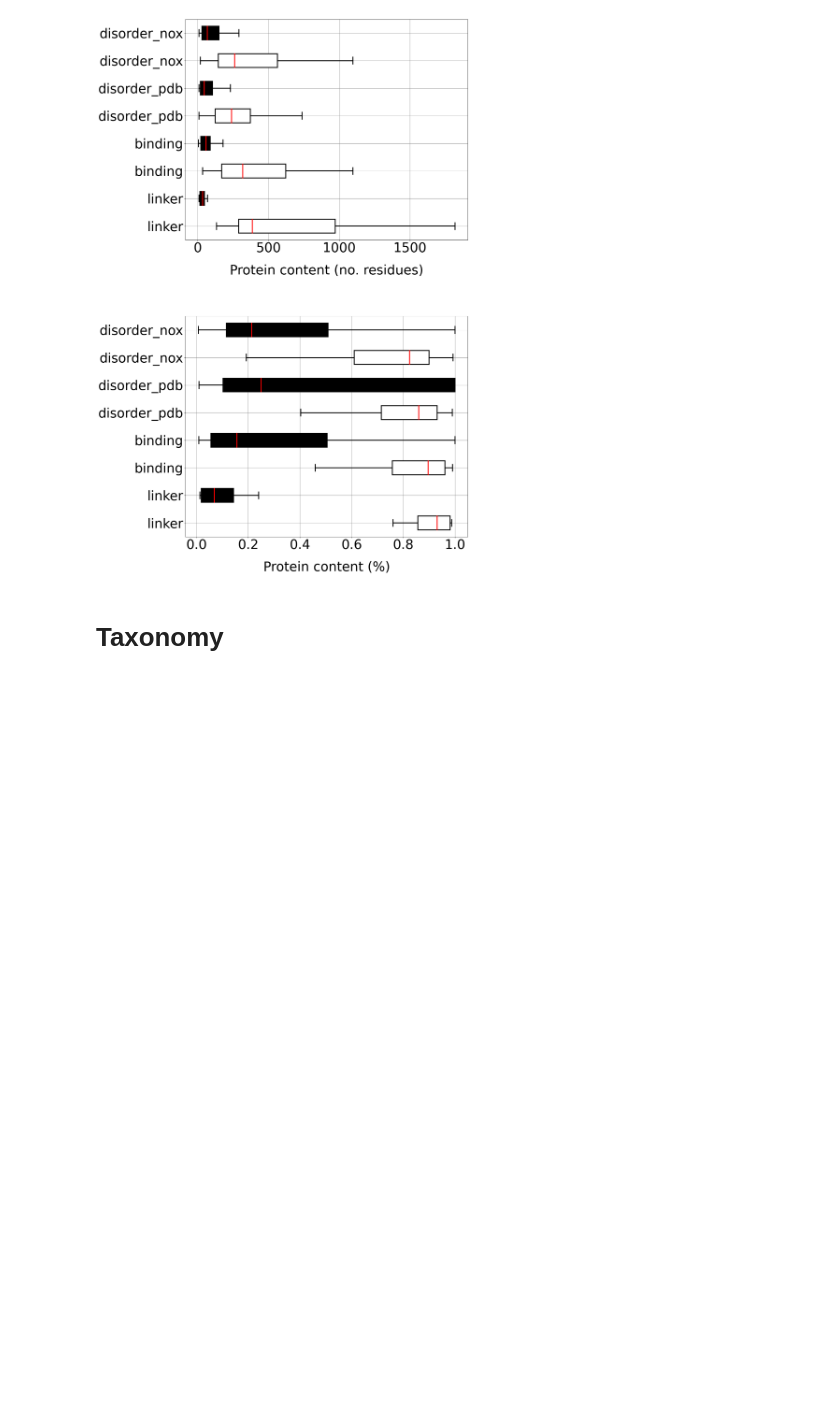
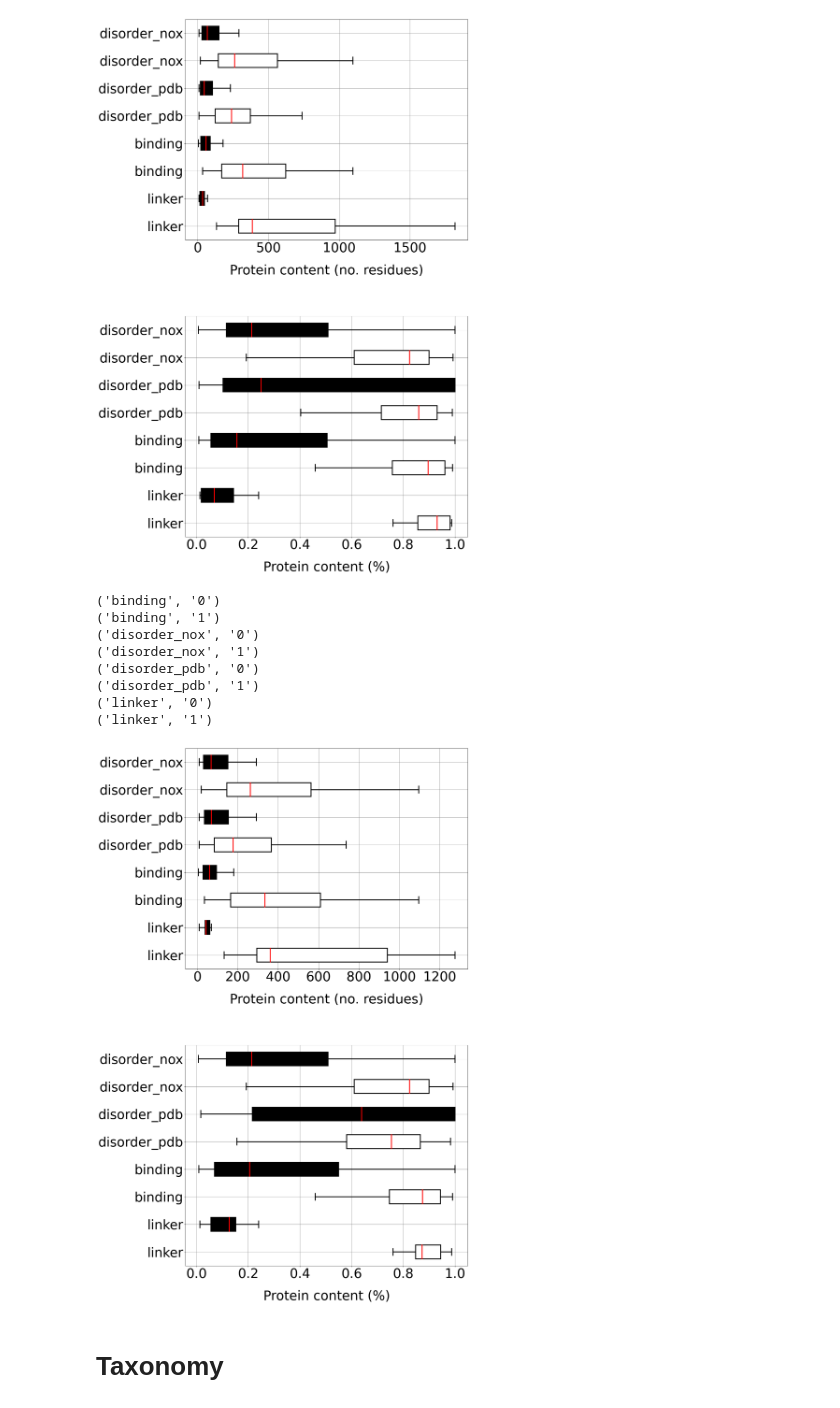
Before and after one commit to BioComputingUP/caid2-reference, a Jupyter notebook: src/references_stats.ipynb, the cells around one changed output. Drawn from its saved outputs; the diff is of its cells as text; code cells hidden in the pictures; blank space fills up the shorter version.

```diff
--- a/src/references_stats.ipynb
+++ b/src/references_stats.ipynb
@@ -358,6 +241,61 @@ fig.savefig("{}/stat_content_paper.png".format(fig_dir), dpi=300, bbox_inches='t
 ('linker', '0')
 ('linker', '1')
 [figure]
+# %%
+# WARNING: just for comparison, to check how the content change when considering the same set of proteins
+# Disorder content disorder-nox vs disorder-pdb
+plt.rcParams.update({'font.size': 42, 'savefig.transparent': True})
+
+positions = [2,3,6,7,4,5,0,1]
+# colors = {'0': '#1f77b4', '1': '#ff7f0e'}
+colors = {'0': 'white', '1': 'black'}
+
+fig, axes = plt.subplots(2,1, figsize=(20, 30))
+
+protein_nox = df_.loc[df_['reference']=='disorder_nox']['disprot_id'].unique()
+
+bp = df_.loc[df_['disprot_id'].isin(protein_nox), ['reference', 'value', 'pos_x']].boxplot(by=['reference', 'value'], ax=axes[0], vert=False, positions=positions, showfliers=False, return_type='dict', patch_artist=True, whiskerprops=dict(linestyle='-',linewidth=3.0, color='black'), medianprops=dict(linewidth=3.0, color='red'), boxprops=dict(linewidth=3.0, color='black'), capprops=dict(linewidth=3.0))
+
+
+bp_fraction = df_.loc[df_['disprot_id'].isin(protein_nox), ['reference', 'value', 'fraction']].boxplot(by=['reference', 'value'], ax=axes[1], vert=False, positions=positions, showfliers=False, return_type='dict', patch_artist=True, whiskerprops=dict(linestyle='-',linewidth=3.0, color='black'), medianprops=dict(linewidth=3.0, color='red'), boxprops=dict(linewidth=3.0, color='black'), capprops=dict(linewidth=3.0))
+
+for ax in axes:
+    labels = [item.get_text()[1:-1].split(",")[0] for item in ax.get_yticklabels()]
+    ax.set_yticklabels(labels)
+    ax.set_ylabel("")
+    ax.get_figure().suptitle('')
+    ax.set_title("")
+
+axes[1].set_xlabel('Protein content (%)', labelpad=30)
+axes[0].set_xlabel('Protein content (no. residues)', labelpad=30)
+
+# Bar colors
+for patch, (label, df_g) in zip(bp_fraction['fraction']['boxes'], df_.groupby(['reference', 'value'])):
+    patch.set_facecolor(colors[label[1]])
+    print(label)
+positive = mpatches.Patch(label='Positive', color=colors['1'])
+negative = mpatches.Patch(label='Negative', color=colors['0'])
+
+for patch, (label, df_g) in zip(bp['pos_x']['boxes'], df_.groupby(['reference', 'value'])):
+    patch.set_facecolor(colors[label[1]])
+positive = mpatches.Patch(label='Positive', color=colors['1'])
+negative = mpatches.Patch(label='Negative', color=colors['0'])
+
+# Legend
+# handles, labels = ax.get_legend_handles_labels()
+# fig.legend(handles=[positive, negative], loc='upper center', ncol=2, bbox_to_anchor=(.6, 1.0), frameon=False)
+fig.tight_layout(pad=3.0)
+fig.savefig("{}/stat_content_paper_only_nox.png".format(fig_dir), dpi=300, bbox_inches='tight')
+# %% [output]
+('binding', '0')
+('binding', '1')
+('disorder_nox', '0')
+('disorder_nox', '1')
+('disorder_pdb', '0')
+('disorder_pdb', '1')
+('linker', '0')
+('linker', '1')
+[figure, added]
 # %% [markdown]
 
 # Taxonomy
```
Also changed, not shown: parts of 11 cells of this notebook, 1 other file.
